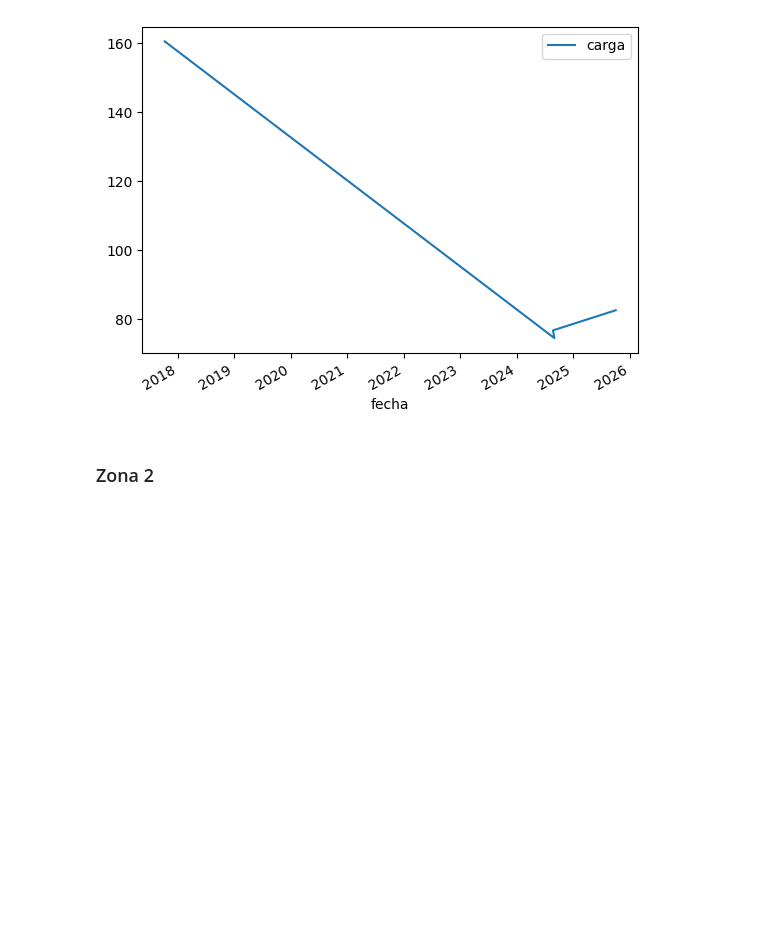
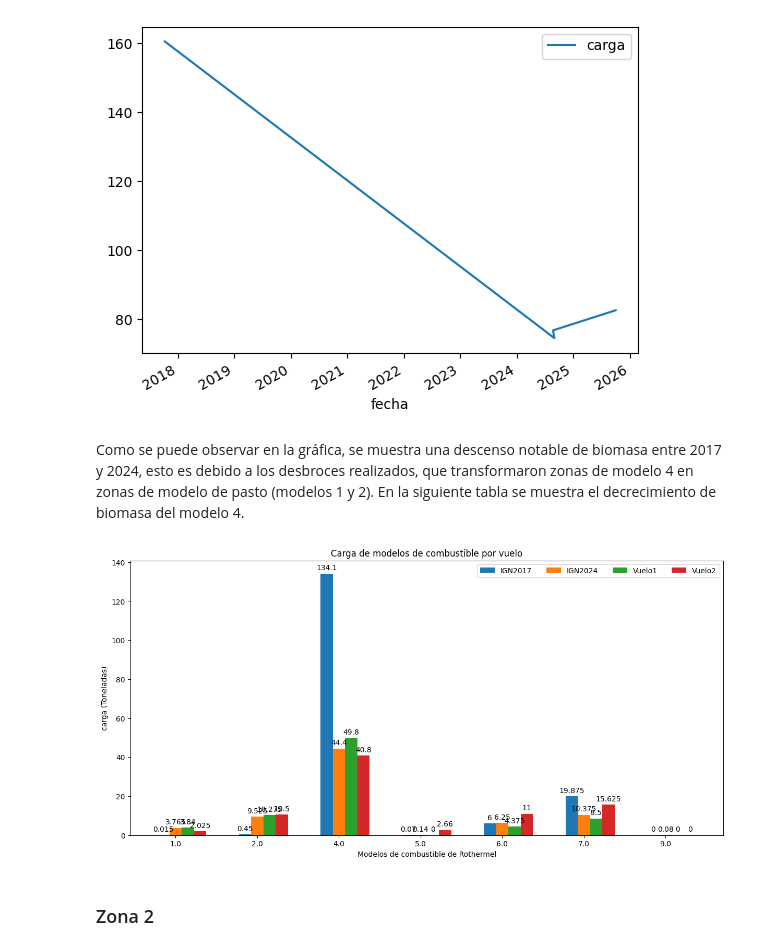
Before and after one commit to bartulo/leyre, a Jupyter notebook: redaccion_final.ipynb, the cells around one changed output. Saved outputs shown, nothing was run; the diff lists cells and outputs as text; code cells hidden in the pictures; blank space fills up the shorter version.

```diff
--- a/redaccion_final.ipynb
+++ b/redaccion_final.ipynb
@@ -102,15 +150,18 @@ Se han utilizado dos métodos para calcular biomasa a partir de datos LIDAR:
 z = 1
 textos = {
     'lida2': 'Se observa predominio de modelo 4, es decir, un matorral alto y denso con gran capacidad de propagar incendios forestales y al que Rothermel le asigna un valor alto de biomasa por unidad de superficie',
-    'lida3': 'Similar a los datos del vuelo IGN2024, pero se observa un repunte de retornos en capas bajas de vegetación.',
+    'lida3': 'Similar a los datos del vuelo IGN2024, pero en el histograma se observa un repunte de retornos en capas bajas de vegetación.',
     'vuelo1': 'Se observa una disminución en en el modelo 4 y una aumento de los modelos de pasto 1 y 2, este cambio en la carga de combustible es probable que se deba a los desbroces ejecutados en la zona',
-    'vuelo2': 'Se observa un ligero aumento en el porcentage de modelos de matorral (5 y 6) y una disminución de los modelos de pasto, esto puede indicar que la carga ganadera no es lo suficientemente alta para mantener el desbroce realizado en 2024'
+    'vuelo2': 'Se observa un ligero aumento en el porcentage de modelos de matorral (5 y 6) y una disminución de los modelos de pasto'
 }
 
 gdf = {}
 carga = {}
+gdfs = []
 for i in list(textos.keys()):
     a = get_load_gdf(i, z)
+    gdfs.append(a)
+
     a.loc['Total', ['area', 'carga']] = a.sum(numeric_only=True, axis=0)
 
     gdf[i] = a[['modelo', 'area', 'carga']].to_latex(index=False, formatters={'carga': '{:.2f}', 'area': '{:.2f}', 'modelo': '{:.0f}'}, na_rep='Total', column_format='ccc')
@@ -130,3 +185,35 @@ carga_df = pd.DataFrame({'carga': [carga[x] for x in list(textos.keys())], 'fech
 fig = carga_df.plot(x='fecha')
 # %% [output]
 [figure]
+# %% [markdown]
+Como se puede observar en la gráfica, se muestra una descenso notable de biomasa entre 2017 y 2024, esto es debido a los desbroces realizados, que transformaron zonas de modelo 4 en zonas de modelo de pasto (modelos 1 y 2). En la siguiente tabla se muestra el decrecimiento de biomasa del modelo 4.
+# %%
+b = pd.concat(gdfs)
+b = b[~pd.isna(b.modelo)]
+
+modelos = b.modelo.sort_values().unique()
+plot_data = {}
+for vuelo in list(textos.keys()):
+    plot_data[vuelo] = [b[(b.vuelo == vuelo) & (b.modelo == x)].carga.iloc[0] if len(b[(b.vuelo == vuelo) & (b.modelo == x)]) > 0 else 0 for x in modelos]
+
+x = np.arange(len(modelos))  # the label locations
+width = 0.15  # the width of the bars
+multiplier = 0
+
+fig, ax = plt.subplots(figsize=(12,6), layout='constrained')
+
+for vuelo, modelo in plot_data.items():
+    offset = width * multiplier
+    rects = ax.bar(x + offset, modelo, width, label=vuelos_texto[vuelo])
+    ax.bar_label(rects, padding=3)
+    multiplier += 1
+
+# Add some text for labels, title and custom x-axis tick labels, etc.
+ax.set_ylabel('carga (Toneladas)')
+ax.set_xlabel('Modelos de combustible de Rothermel')
+ax.set_title('Carga de modelos de combustible por vuelo')
+ax.set_xticks(x + width, modelos)
+ax.legend(loc='upper right', ncols=4)
+plt.show()
+# %% [output]
+[figure, added]
```
Also changed, not shown: parts of 75 cells of this notebook, 20 other files.
